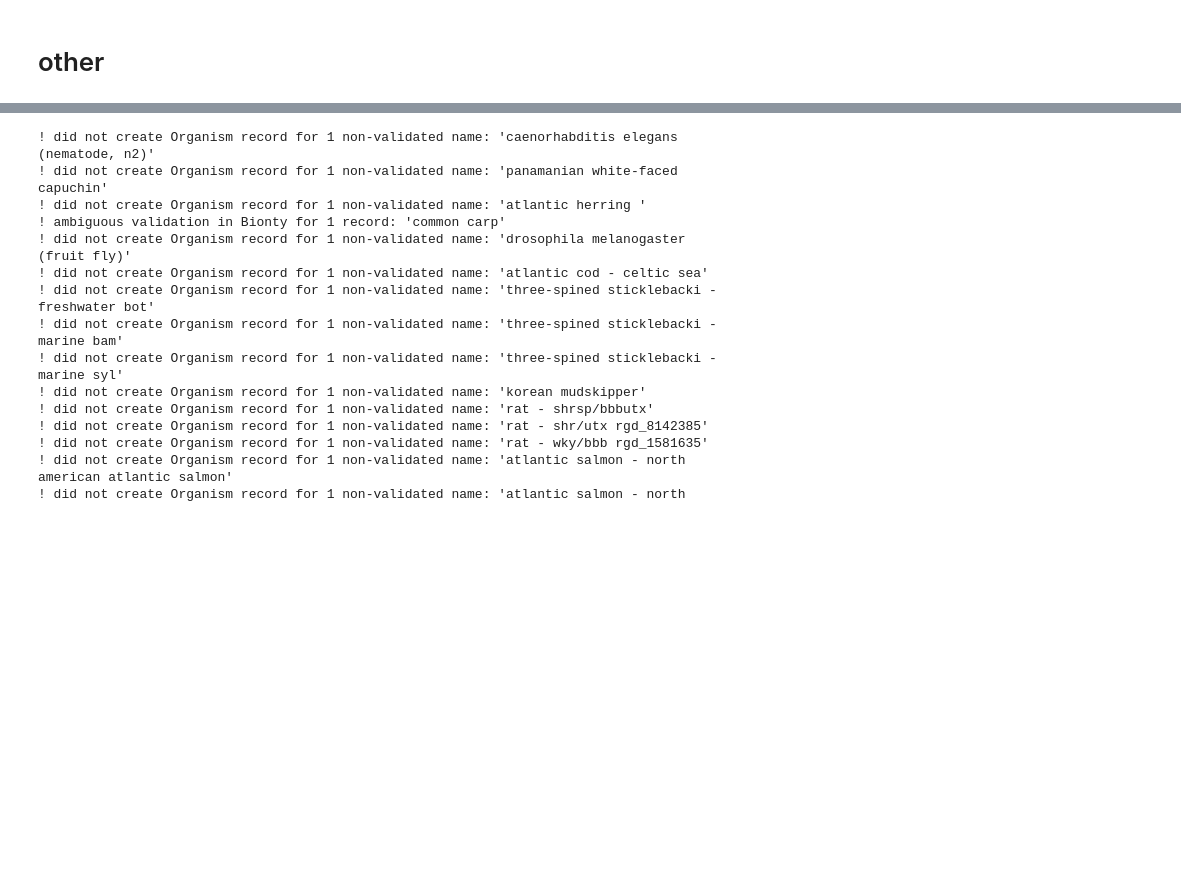
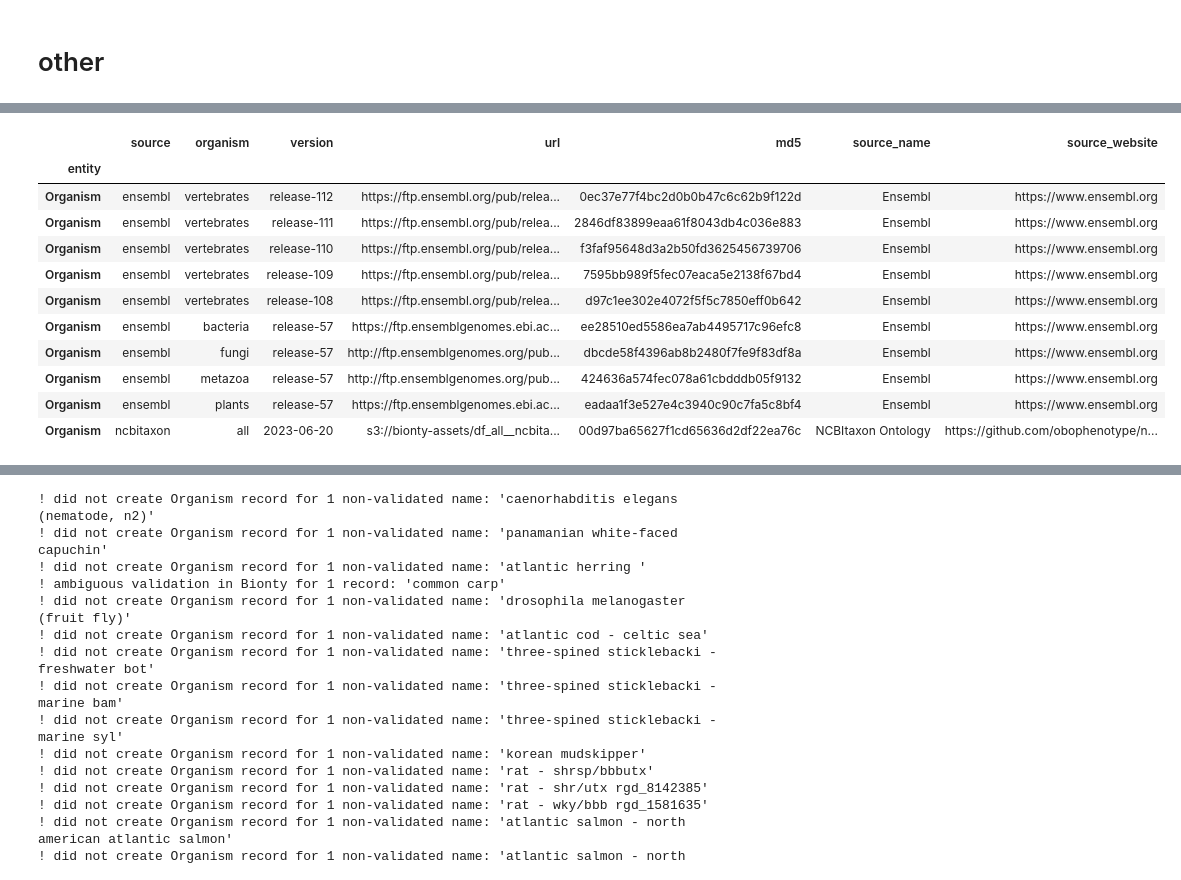
Before and after one commit to cantinilab/scPRINT-ICML, a Jupyter notebook: notebooks/generate_gene_embeddings.ipynb, the cells around one changed output, grey strips where cells are left out. Cells and saved outputs as stored; diff of their text form; code cells hidden in the pictures; blank space fills up the shorter version.

```diff
--- a/notebooks/generate_gene_embeddings.ipynb
+++ b/notebooks/generate_gene_embeddings.ipynb
@@ -81,0 +81,15 @@ import lamindb as ln
+# %%
+bt.base.display_available_sources().loc['Organism']
+# %% [output]
+|  | source | organism | version | url | md5 | source_name | source_website |
+| entity |  |  |  |  |  |  |  |
+| Organism | ensembl | vertebrates | release-112 | https://ftp.ensembl.org/pub/relea... | 0ec37e77f4bc2d0b0b47c6c62b9f122d | Ensembl | https://www.ensembl.org |
+| Organism | ensembl | vertebrates | release-111 | https://ftp.ensembl.org/pub/relea... | 2846df83899eaa61f8043db4c036e883 | Ensembl | https://www.ensembl.org |
+| Organism | ensembl | vertebrates | release-110 | https://ftp.ensembl.org/pub/relea... | f3faf95648d3a2b50fd3625456739706 | Ensembl | https://www.ensembl.org |
+| Organism | ensembl | vertebrates | release-109 | https://ftp.ensembl.org/pub/relea... | 7595bb989f5fec07eaca5e2138f67bd4 | Ensembl | https://www.ensembl.org |
+| Organism | ensembl | vertebrates | release-108 | https://ftp.ensembl.org/pub/relea... | d97c1ee302e4072f5f5c7850eff0b642 | Ensembl | https://www.ensembl.org |
+| Organism | ensembl | bacteria | release-57 | https://ftp.ensemblgenomes.ebi.ac... | ee28510ed5586ea7ab4495717c96efc8 | Ensembl | https://www.ensembl.org |
+| Organism | ensembl | fungi | release-57 | http://ftp.ensemblgenomes.org/pub... | dbcde58f4396ab8b2480f7fe9f83df8a | Ensembl | https://www.ensembl.org |
+| Organism | ensembl | metazoa | release-57 | http://ftp.ensemblgenomes.org/pub... | 424636a574fec078a61cbdddb05f9132 | Ensembl | https://www.ensembl.org |
+| Organism | ensembl | plants | release-57 | https://ftp.ensemblgenomes.ebi.ac... | eadaa1f3e527e4c3940c90c7fa5c8bf4 | Ensembl | https://www.ensembl.org |
+| Organism | ncbitaxon | all | 2023-06-20 | s3://bionty-assets/df_all__ncbita... | 00d97ba65627f1cd65636d2df22ea76c | NCBItaxon Ontology | https://github.com/obophenotype/n... |
```
Also changed, not shown: parts of 37 cells of this notebook, 2 other files.
